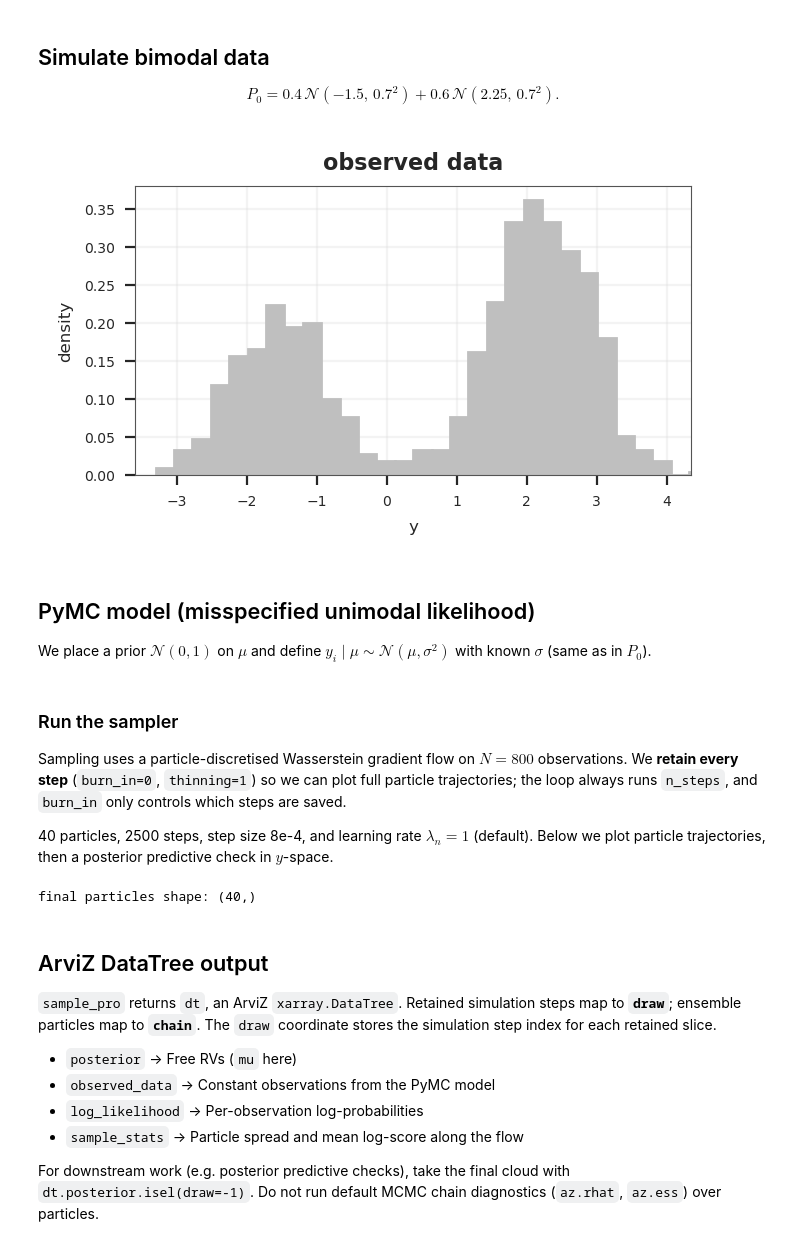
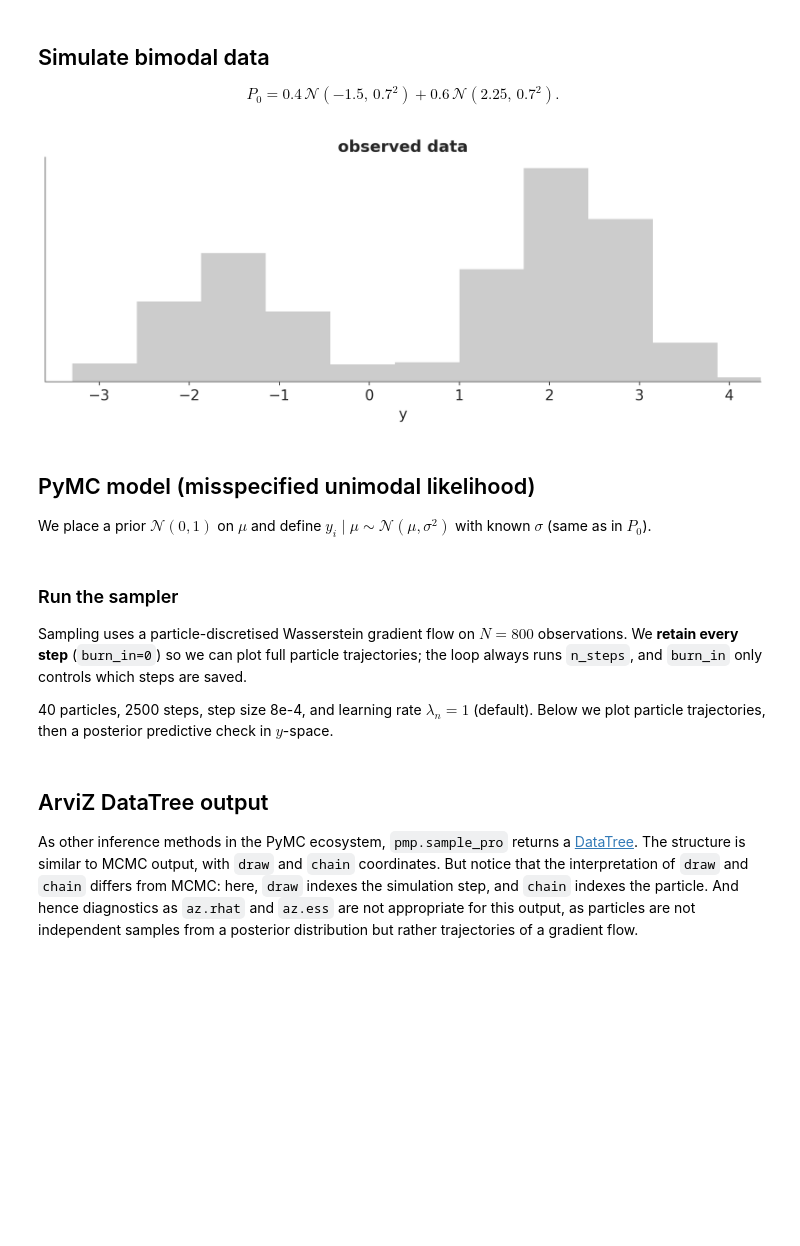
Before and after one commit to pymc-devs/pymc-prop, a Jupyter notebook: examples/bimodal_gaussian.ipynb, the cells around one changed output. Drawn from its saved outputs; the diff is of its cells as text; code cells hidden in the pictures; blank space fills up the shorter version.

```diff
--- a/examples/bimodal_gaussian.ipynb
+++ b/examples/bimodal_gaussian.ipynb
@@ -85,19 +35,16 @@ y = rng.normal(loc=component_means[components], scale=sigma)
 xlim = (component_means.min() - 3 * sigma, component_means.max() + 3 * sigma)
 # %%
 # histogram of the simulated data (verify bimodality)
-fig, ax = plt.subplots(figsize=FIGSIZE)
+_, ax = plt.subplots(figsize=(10, 4))
 ax.hist(
     y,
-    bins=30,
-    density=True,
-    color=COLOR_DATA,
-    edgecolor=COLOR_DATA,
+    bins="auto",
+    color="0.8",
+    edgecolor=None,
 )
-ax.set(title="observed data", xlabel="y", ylabel="density", xlim=xlim)
-ax.yaxis.set_major_locator(MultipleLocator(0.05))
-plt.show()
+ax.set(title="observed data", xlabel="y", xlim=xlim, yticks=[]);
 # %% [output]
-[figure, old version]
+[figure, new version]
 # %% [markdown]
 ## PyMC model (misspecified unimodal likelihood)
 
@@ -111,35 +58,19 @@ with pm.Model() as model:
 # %% [markdown]
 ### Run the sampler
 
-Sampling uses a particle-discretised Wasserstein gradient flow on $N = 800$ observations. We **retain every step** (`burn_in=0`, `thinning=1`) so we can plot full particle trajectories; the loop always runs `n_steps`, and `burn_in` only controls which steps are saved.
+Sampling uses a particle-discretised Wasserstein gradient flow on $N = 800$ observations. We **retain every step** (`burn_in=0`) so we can plot full particle trajectories; the loop always runs `n_steps`, and `burn_in` only controls which steps are saved.
 
 40 particles, 2500 steps, step size 8e-4, and learning rate $\lambda_n = 1$ (default). Below we plot particle trajectories, then a posterior predictive check in $y$-space.
 # %%
-# full trajectory for plotting (burn_in=0 saves every step)
-dt = sample_pro(
+dt = pmp.sample_pro(
     model=model,
     n_particles=40,
     n_steps=2500,
-    step_size=8e-4,
     burn_in=0,
-    thinning=1,
     random_seed=SEED,
 )
-
-# draw = retained steps; chain = particles
-final_particles = dt.posterior["mu"].isel(draw=-1).values
-print("final particles shape:", final_particles.shape)
-# %% [output]
-final particles shape: (40,)
 # %% [markdown]
 ## ArviZ DataTree output
 
-`sample_pro` returns `dt`, an ArviZ `xarray.DataTree`. Retained simulation steps map to **`draw`**; ensemble particles map to **`chain`**. The `draw` coordinate stores the simulation step index for each retained slice.
-
-- `posterior` -> Free RVs (`mu` here)
-- `observed_data` -> Constant observations from the PyMC model
-- `log_likelihood` -> Per-observation log-probabilities
-- `sample_stats` -> Particle spread and mean log-score along the flow
-
-For downstream work (e.g. posterior predictive checks), take the final cloud with `dt.posterior.isel(draw=-1)`. Do not run default MCMC chain diagnostics (`az.rhat`, `az.ess`) over particles.
+As other inference methods in the PyMC ecosystem, `pmp.sample_pro` returns a [DataTree](https://python.arviz.org/projects/base/en/latest/tutorial/WorkingWithDataTree.html). The structure is similar to MCMC output, with `draw` and `chain` coordinates. But notice that the interpretation of `draw` and `chain` differs from MCMC: here, `draw` indexes the simulation step, and `chain` indexes the particle. And hence diagnostics  as `az.rhat` and `az.ess` are not appropriate for this output, as particles are not independent samples from a posterior distribution but rather trajectories of a gradient flow.
 # %%
```
Also changed, not shown: parts of 12 cells of this notebook.
